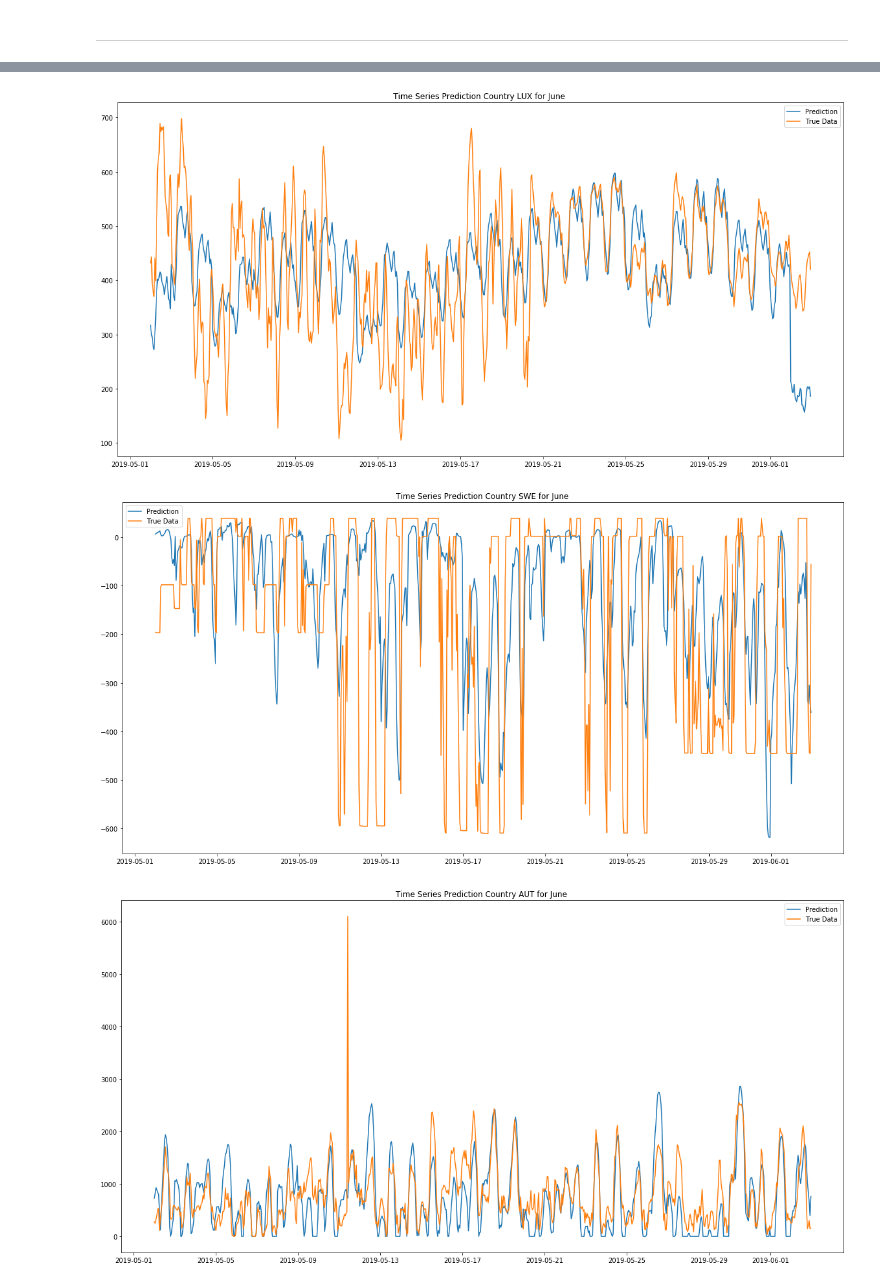
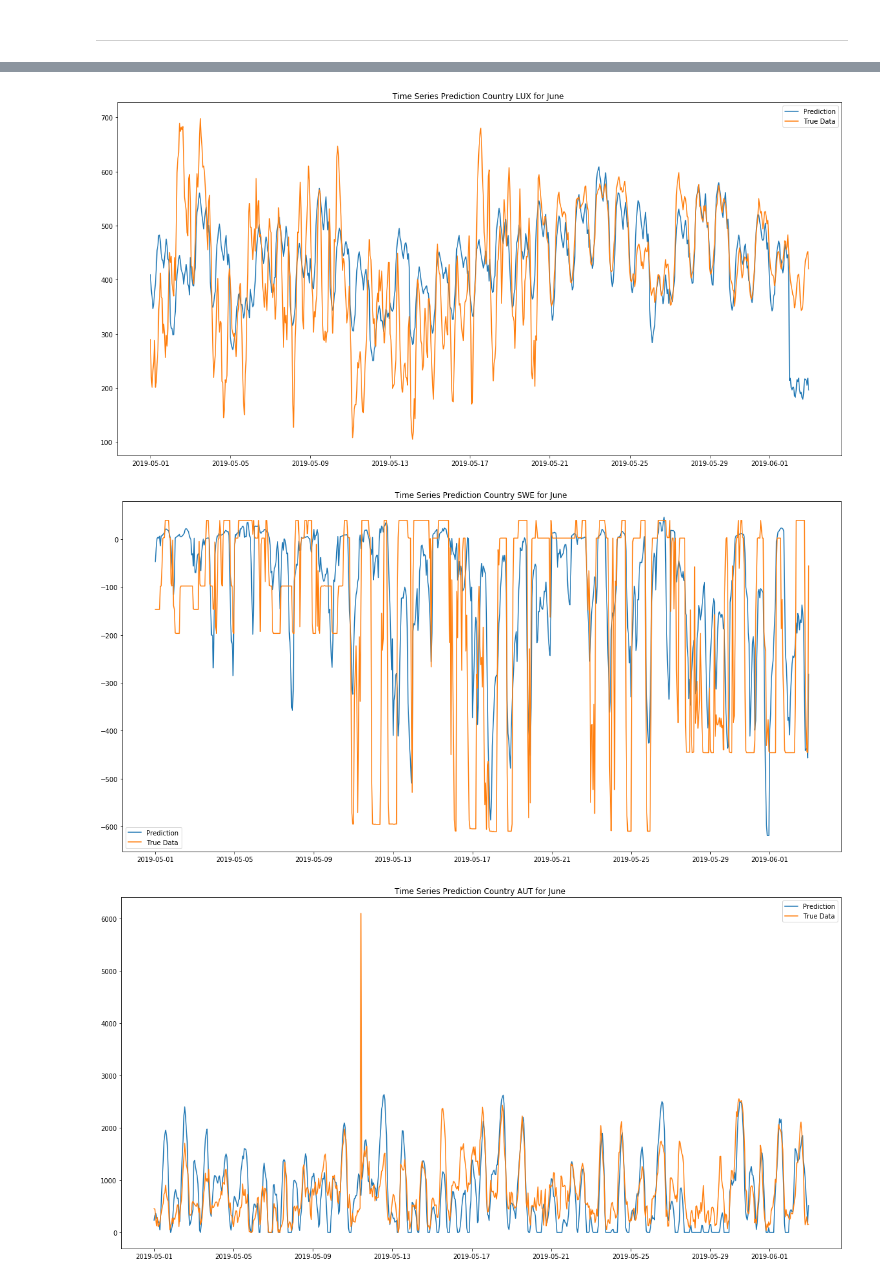
Before and after one commit to LE-KIT/BDA, a Jupyter notebook: CNN_LSTM.ipynb, the cells around one changed output, grey strips where cells are left out. Cells and saved outputs as stored; diff of their text form; code cells hidden in the pictures.

```diff
--- a/CNN_LSTM.ipynb
+++ b/CNN_LSTM.ipynb
@@ -111,13 +162,13 @@ def create_model(dropout,countries,add_x,rolling_days):
     inputs = Input(shape=InputShape)
 
     x = inputs
-    x = Conv2D(32,kernel_size=(2,1),strides=1,data_format="channels_first",padding='same')(x)
+    x = Conv2D(16,kernel_size=(10,1),strides=1,data_format="channels_first",padding='same')(x)
     x = Activation("relu")(x)
     x = Conv2D(1,1,data_format="channels_first")(x)
     x = Lambda(lambda x: x[:,0,:,:])(x)
 
-
-    x = LSTM(100 , return_sequences=True)(x)
+    x = LSTM(400, return_sequences=True)(x)
+    x = LSTM(400, return_sequences=True)(x)
 
     if rolling_days>1:
         x = Lambda(lambda x: x[:,-24::,:])(x)
@@ -128,12 +179,23 @@ def create_model(dropout,countries,add_x,rolling_days):
     x = Reshape((24, len(countries)))(x)
 
     return Model(inputs, x)
+# %%
+weights = (np.abs(df[countries].sum())/np.abs(df[countries].sum()).sum()).values
+
+def weighted_root_mean_squared_error(weights):
+    def root_mean_squared_error(y_true, y_pred):
+        return K.sqrt(K.mean(K.square( (y_pred - y_true)*weights) ))
+    return root_mean_squared_error
 # %%
 model = create_model(dropout,countries,additional_input_columns,rolling_days)
 opt = Adam(lr=learning_rate)
-model.compile(loss="mae", optimizer=opt)
+
+if use_weightes_rmse:
+    model.compile(loss=weighted_root_mean_squared_error(weights), optimizer=opt)
+else:
+    model.compile(loss='mae', optimizer=opt)
 
 es = EarlyStopping(monitor='val_loss', mode='min', verbose=1, patience=5)
 mc = ModelCheckpoint('best_model.h5', monitor='val_loss', mode='min', verbose=1, save_best_only=True)
-decay_schedule = lambda x: 1e-4 if x>=30 else 1e-3 if x>=10 else learning_rate
+decay_schedule = lambda x: 1e-5 if x>=25 else 1e-4 if x>=15 else learning_rate
 ls = LearningRateScheduler(decay_schedule,verbose=1)
@@ -200,16 +242,29 @@ model = load_model('best_model.h5')
+# %%
+logging.info("Evaluation")
+
+if use_weightes_rmse:
+    def root_mean_squared_error(y_true, y_pred):
+        return K.sqrt(K.mean(K.square( (y_pred - y_true)*weights) ))
+
+    model = load_model('best_model.h5',custom_objects={
+        'weighted_root_mean_squared_error':weighted_root_mean_squared_error,
+        'root_mean_squared_error' : root_mean_squared_error
+    })
+else:
+    model = load_model('best_model.h5')
 # %%
 aggregate_prediction = True
 
-df_predictions , df_true_test_values = evaluation.predict(model,df_eval,countries)
+df_predictions , df_true_eval_values = evaluation.predict(model,df_eval,countries)
 df_predictions[countries] = scaler.inverse_transform(df_predictions[countries])
-df_true_test_values[countries] = scaler.inverse_transform(df_true_test_values[countries])
+df_true_eval_values[countries] = scaler.inverse_transform(df_true_eval_values[countries])
 
 df_predictions = evaluation.apply_expert_knowledge(df_predictions,import_cols,export_cols,import_max_capa,export_max_capa)
 
 if aggregate_prediction:
     cols = ['NL', 'CHE', 'DNK', 'CZE', 'LUX', 'SWE', 'AUT','FRA', 'PL']
-    df_predictions , df_true_test_values = evaluation.aggregate_to_country(df_predictions, df_true_test_values)
-    evaluation.plot_and_calculate_error(df_predictions,df_true_test_values,cols)
+    df_predictions , df_true_eval_values = evaluation.aggregate_to_country(df_predictions, df_true_eval_values)
+    evaluation.plot_and_calculate_error(df_predictions,df_true_eval_values,cols)
 else:
-    evaluation.plot_and_calculate_error(df_predictions,df_true_test_values,countries)
+    evaluation.plot_and_calculate_error(df_predictions,df_true_eval_values,countries)
 # %% [output]
@@ -224,3 +275,3 @@ To register the converters:
-[figure, old version]
+[figure, new version]
-[figure, old version]
+[figure, new version]
-[figure, old version]
+[figure, new version]
```
Also changed, not shown: parts of 34 cells of this notebook, 11 other files.
